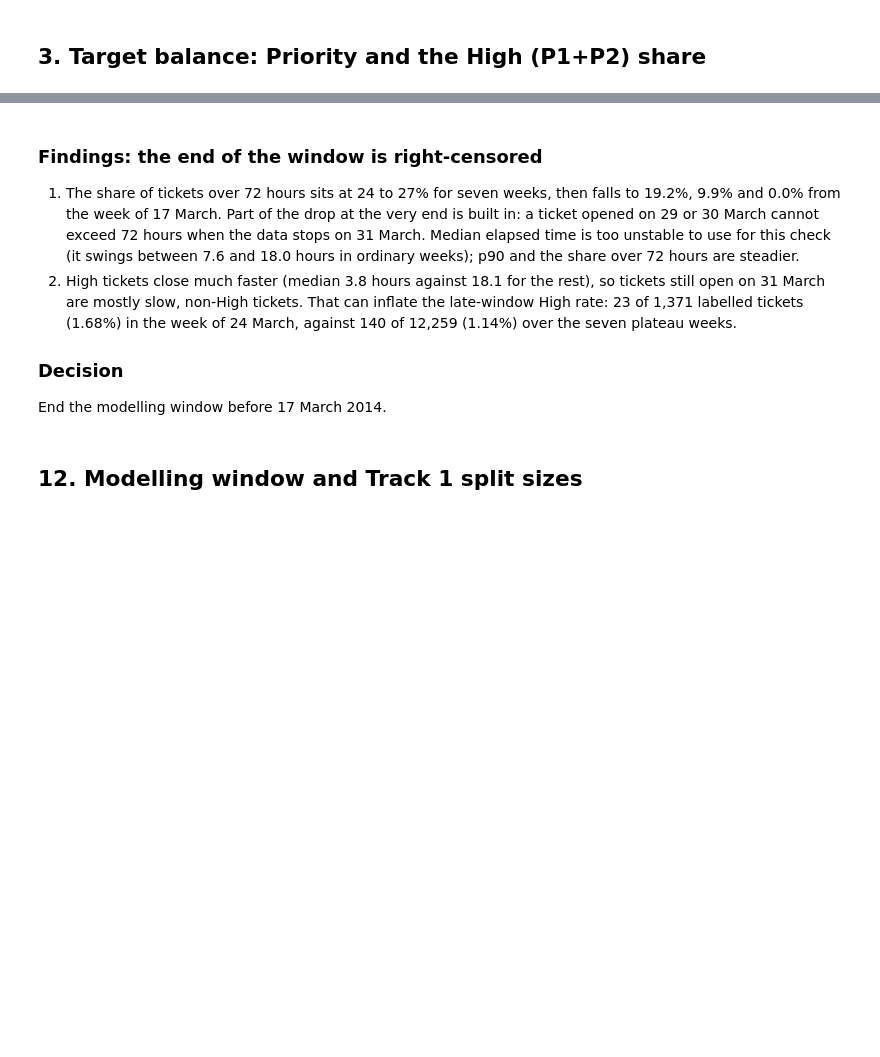
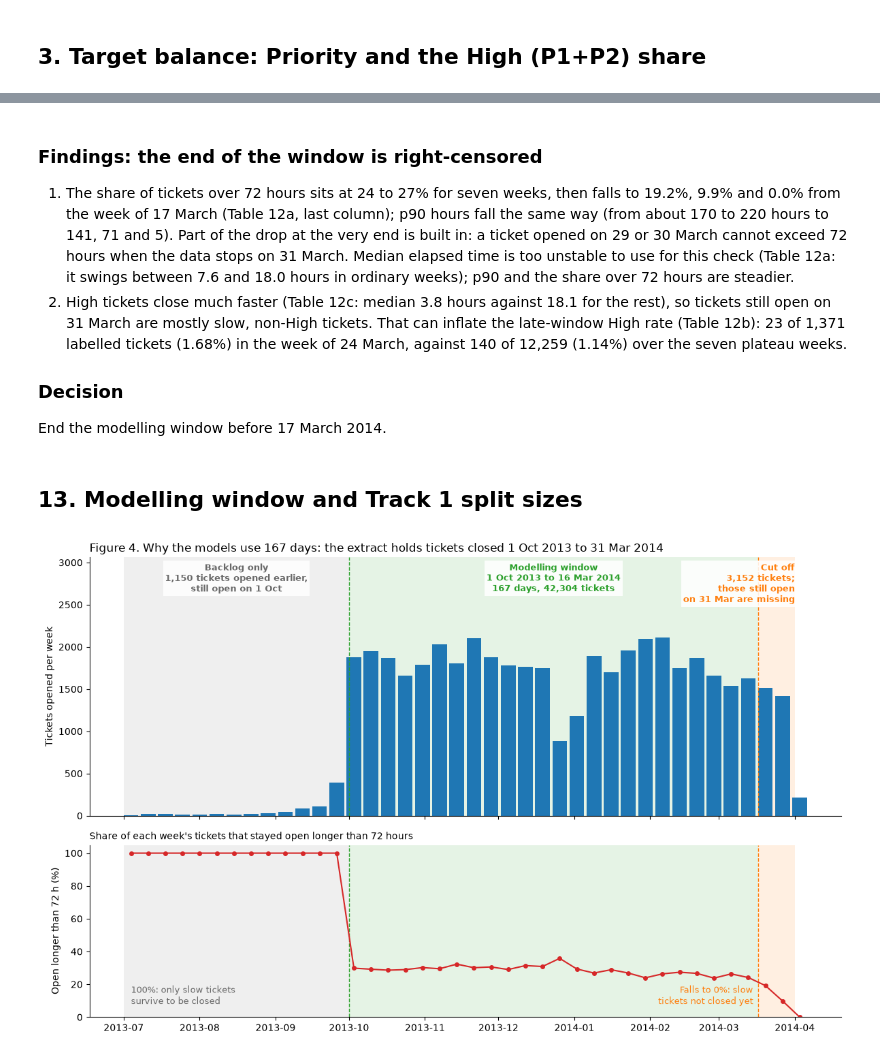
Before and after one commit to MaruvoorArasiM/itsm-ml-project, a Jupyter notebook: notebooks/04_eda.ipynb, the cells around one changed output, grey strips where cells are left out. Drawn from its saved outputs; the diff is of its cells as text; code cells hidden in the pictures; blank space fills up the shorter version.

```diff
--- a/notebooks/04_eda.ipynb
+++ b/notebooks/04_eda.ipynb
@@ -5,9 +5,18 @@ Aggregates only: no raw ticket rows are printed. Input: data/processed/itsm_clea
 ## 1. Setup and load the clean data
 # %%
 import sys
+import os
+import numpy as np
 import pandas as pd
 import matplotlib.pyplot as plt
+import seaborn as sns
+from matplotlib.ticker import FuncFormatter, MaxNLocator
+from sklearn.feature_extraction.text import TfidfVectorizer
+from sklearn.metrics.pairwise import cosine_similarity
 sys.path.append("../src")
+
+# axis labels like 2k, 2.5k
+thousands = FuncFormatter(lambda v, _: (f"{v / 1000:.1f}".rstrip("0").rstrip(".") + "k") if v >= 1000 else f"{v:.0f}")
 
 df = pd.read_pickle("../data/processed/itsm_clean.pkl")
 print(df.shape)
@@ -197,9 +571,59 @@ Name: Elapsed_hrs, dtype: float64
 # %% [markdown]
 ### Findings: the end of the window is right-censored
-1. The share of tickets over 72 hours sits at 24 to 27% for seven weeks, then falls to 19.2%, 9.9% and 0.0% from the week of 17 March. Part of the drop at the very end is built in: a ticket opened on 29 or 30 March cannot exceed 72 hours when the data stops on 31 March. Median elapsed time is too unstable to use for this check (it swings between 7.6 and 18.0 hours in ordinary weeks); p90 and the share over 72 hours are steadier.
-2. High tickets close much faster (median 3.8 hours against 18.1 for the rest), so tickets still open on 31 March are mostly slow, non-High tickets. That can inflate the late-window High rate: 23 of 1,371 labelled tickets (1.68%) in the week of 24 March, against 140 of 12,259 (1.14%) over the seven plateau weeks.
+1. The share of tickets over 72 hours sits at 24 to 27% for seven weeks, then falls to 19.2%, 9.9% and 0.0% from the week of 17 March (Table 12a, last column); p90 hours fall the same way (from about 170 to 220 hours to 141, 71 and 5). Part of the drop at the very end is built in: a ticket opened on 29 or 30 March cannot exceed 72 hours when the data stops on 31 March. Median elapsed time is too unstable to use for this check (Table 12a: it swings between 7.6 and 18.0 hours in ordinary weeks); p90 and the share over 72 hours are steadier.
+2. High tickets close much faster (Table 12c: median 3.8 hours against 18.1 for the rest), so tickets still open on 31 March are mostly slow, non-High tickets. That can inflate the late-window High rate (Table 12b): 23 of 1,371 labelled tickets (1.68%) in the week of 24 March, against 140 of 12,259 (1.14%) over the seven plateau weeks.
 
 ### Decision
 End the modelling window before 17 March 2014.
 # %% [markdown]
-## 12. Modelling window and Track 1 split sizes
+## 13. Modelling window and Track 1 split sizes
+# %%
+# Figure: why the modelling window is 1 October 2013 to 16 March 2014
+start, cut = pd.Timestamp("2013-10-01"), pd.Timestamp("2014-03-17")
+first, end = pd.Timestamp("2013-07-01"), df["Close_Time"].max().normalize() + pd.Timedelta(days=1)
+
+v = df[df["Open_Time"] >= first].copy()
+v["week"] = v["Open_Time"].dt.to_period("W-SUN").dt.start_time          # weeks start on Monday
+v["over_72h"] = (v["Close_Time"] - v["Open_Time"]) > pd.Timedelta(hours=72)
+wk = v.groupby("week").agg(tickets=("over_72h", "size"), over_72h=("over_72h", "mean"))
+
+n_before = int((df["Open_Time"] < start).sum())
+n_window = int(((df["Open_Time"] >= start) & (df["Open_Time"] < cut)).sum())
+n_after = int((df["Open_Time"] >= cut).sum())
+zones = [(first, start, "grey", f"Backlog only\n{n_before:,} tickets opened earlier,\nstill open on 1 Oct"),
+         (start, cut, "tab:green", f"Modelling window\n1 Oct 2013 to 16 Mar 2014\n"
+                                   f"{(cut - start).days} days, {n_window:,} tickets"),
+         (cut, end, "tab:orange", f"Cut off\n{n_after:,} tickets;\nthose still open\non 31 Mar are missing")]
+
+fig, (ax1, ax2) = plt.subplots(2, 1, figsize=(12, 7.5), sharex=True, gridspec_kw={"height_ratios": [3, 2]})
+for ax in (ax1, ax2):
+    for a, b, col, _ in zones:
+        ax.axvspan(a, b, color=col, alpha=0.12, lw=0)
+    for x, col in [(start, "tab:green"), (cut, "tab:orange")]:
+        ax.axvline(x, color=col, linestyle="--", linewidth=1)
+    ax.spines[["top", "right"]].set_visible(False)
+
+ax1.bar(wk.index, wk["tickets"], width=6, align="edge", color="tab:blue")
+ax1.set_ylim(0, wk["tickets"].max() * 1.45)
+for a, b, col, text in zones:
+    right = col == "tab:orange"                                      # the last zone is narrow: align its label right
+    ax1.text(b if right else a + (b - a) / 2, wk["tickets"].max() * 1.42, text, ha="right" if right else "center",
+             va="top", fontsize=9, color="dimgrey" if col == "grey" else col, fontweight="bold",
+             bbox=dict(facecolor="white", alpha=0.85, edgecolor="none", pad=2))
+ax1.set_ylabel("Tickets opened per week")
+ax1.set_title("Figure 4. Why the models use 167 days: the extract holds tickets closed 1 Oct 2013 to 31 Mar 2014", loc="left")
+
+ax2.plot(wk.index + pd.Timedelta(days=3), wk["over_72h"] * 100, marker="o", markersize=4, color="tab:red")
+ax2.set_ylim(0, 105)
+ax2.set_ylabel("Open longer than 72 h (%)")
+ax2.set_title("Share of each week's tickets that stayed open longer than 72 hours", loc="left", fontsize=10)
+ax2.text(first + pd.Timedelta(days=3), 8, "100%: only slow tickets\nsurvive to be closed", fontsize=9, color="dimgrey")
+ax2.text(cut - pd.Timedelta(days=2), 8, "Falls to 0%: slow\ntickets not closed yet", fontsize=9,
+         color="tab:orange", ha="right")
+
+fig.tight_layout()
+os.makedirs("../reports/figures", exist_ok=True)
+fig.savefig("../reports/figures/why_167_days.png", dpi=150, bbox_inches="tight")
+plt.show()
+# %% [output]
+[figure, added]
```
Also changed, not shown: parts of 52 cells of this notebook, 19 other files.
